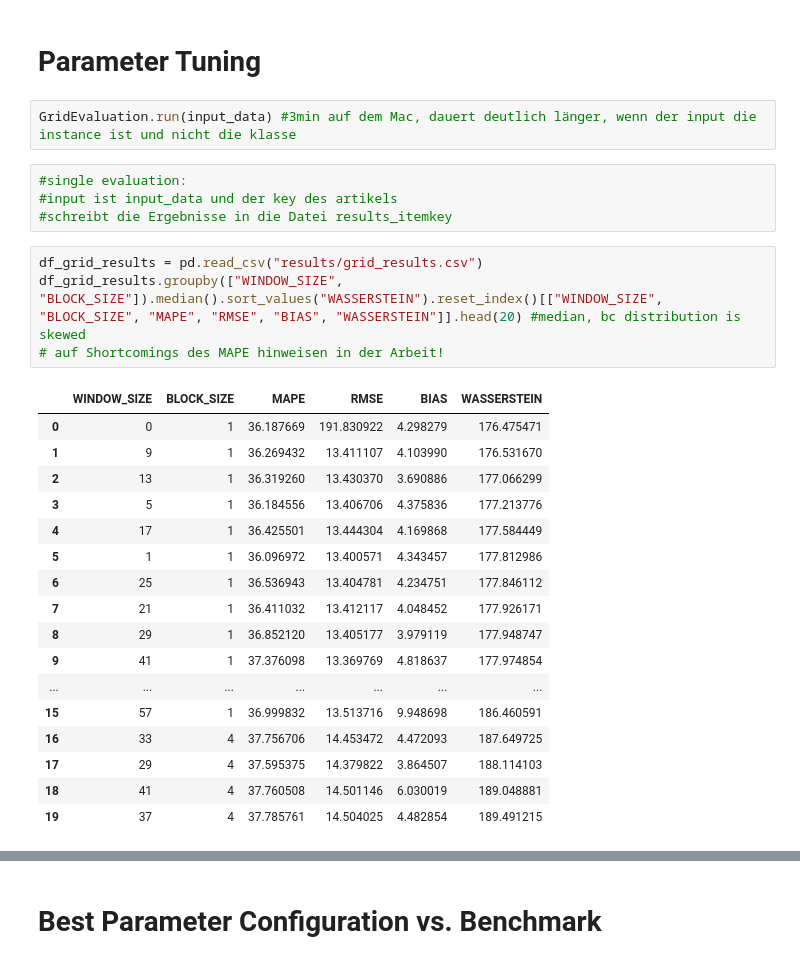
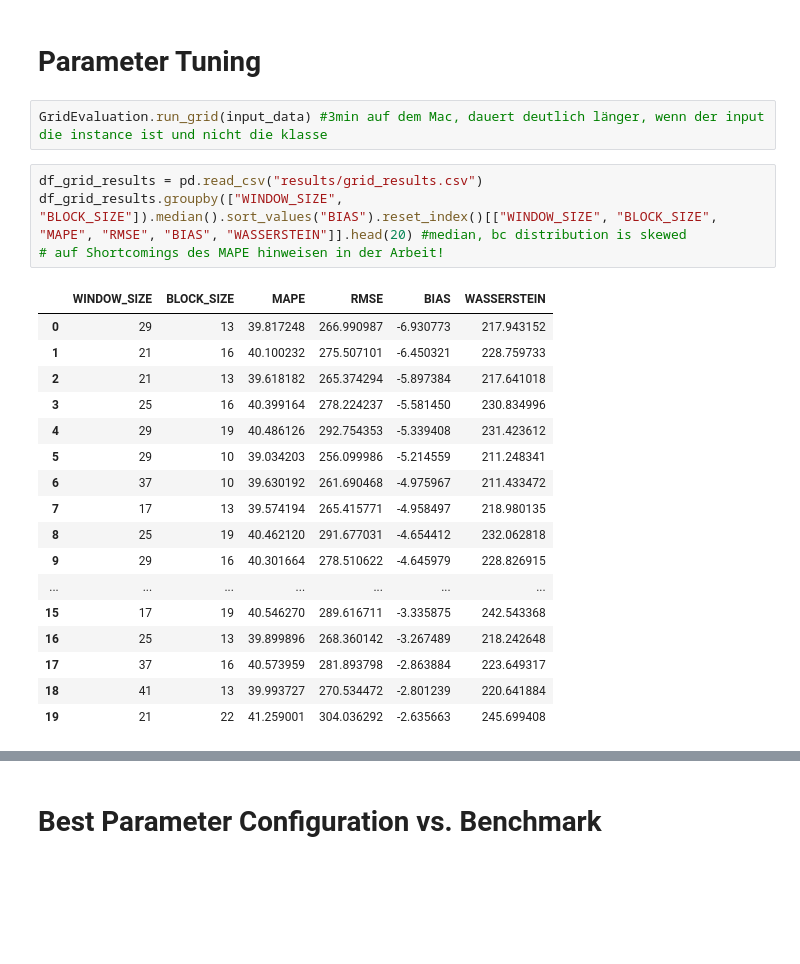
Before and after one commit to chrisnhr/Diplom, a Jupyter notebook: bootstrapping.ipynb, the cells around one changed output, grey strips where cells are left out. Cells and saved outputs as stored; diff of their text form; blank space fills up the shorter version.

```diff
--- a/bootstrapping.ipynb
+++ b/bootstrapping.ipynb
@@ -81,30 +126,26 @@ plt.show()
 # %% [markdown]
 # Parameter Tuning
 # %%
-GridEvaluation.run(input_data) #3min auf dem Mac, dauert deutlich länger, wenn der input die instance ist und nicht die klasse
+GridEvaluation.run_grid(input_data) #3min auf dem Mac, dauert deutlich länger, wenn der input die instance ist und nicht die klasse
-# %%
-#single evaluation:
-#input ist input_data und der key des artikels
-#schreibt die Ergebnisse in die Datei results_itemkey
 # %%
 df_grid_results = pd.read_csv("results/grid_results.csv")
-df_grid_results.groupby(["WINDOW_SIZE", "BLOCK_SIZE"]).median().sort_values("WASSERSTEIN").reset_index()[["WINDOW_SIZE", "BLOCK_SIZE", "MAPE", "RMSE", "BIAS", "WASSERSTEIN"]].head(20) #median, bc distribution is skewed
+df_grid_results.groupby(["WINDOW_SIZE", "BLOCK_SIZE"]).median().sort_values("BIAS").reset_index()[["WINDOW_SIZE", "BLOCK_SIZE", "MAPE", "RMSE", "BIAS", "WASSERSTEIN"]].head(20) #median, bc distribution is skewed
 # auf Shortcomings des MAPE hinweisen in der Arbeit!
 # %% [output]
 |  | WINDOW_SIZE | BLOCK_SIZE | MAPE | RMSE | BIAS | WASSERSTEIN |
-| 0 | 0 | 1 | 36.187669 | 191.830922 | 4.298279 | 176.475471 |
-| 1 | 9 | 1 | 36.269432 | 13.411107 | 4.103990 | 176.531670 |
-| 2 | 13 | 1 | 36.319260 | 13.430370 | 3.690886 | 177.066299 |
-| 3 | 5 | 1 | 36.184556 | 13.406706 | 4.375836 | 177.213776 |
-| 4 | 17 | 1 | 36.425501 | 13.444304 | 4.169868 | 177.584449 |
-| 5 | 1 | 1 | 36.096972 | 13.400571 | 4.343457 | 177.812986 |
-| 6 | 25 | 1 | 36.536943 | 13.404781 | 4.234751 | 177.846112 |
-| 7 | 21 | 1 | 36.411032 | 13.412117 | 4.048452 | 177.926171 |
-| 8 | 29 | 1 | 36.852120 | 13.405177 | 3.979119 | 177.948747 |
-| 9 | 41 | 1 | 37.376098 | 13.369769 | 4.818637 | 177.974854 |
+| 0 | 29 | 13 | 39.817248 | 266.990987 | -6.930773 | 217.943152 |
+| 1 | 21 | 16 | 40.100232 | 275.507101 | -6.450321 | 228.759733 |
+| 2 | 21 | 13 | 39.618182 | 265.374294 | -5.897384 | 217.641018 |
+| 3 | 25 | 16 | 40.399164 | 278.224237 | -5.581450 | 230.834996 |
+| 4 | 29 | 19 | 40.486126 | 292.754353 | -5.339408 | 231.423612 |
+| 5 | 29 | 10 | 39.034203 | 256.099986 | -5.214559 | 211.248341 |
+| 6 | 37 | 10 | 39.630192 | 261.690468 | -4.975967 | 211.433472 |
+| 7 | 17 | 13 | 39.574194 | 265.415771 | -4.958497 | 218.980135 |
+| 8 | 25 | 19 | 40.462120 | 291.677031 | -4.654412 | 232.062818 |
+| 9 | 29 | 16 | 40.301664 | 278.510622 | -4.645979 | 228.826915 |
 | ... | ... | ... | ... | ... | ... | ... |
-| 15 | 57 | 1 | 36.999832 | 13.513716 | 9.948698 | 186.460591 |
-| 16 | 33 | 4 | 37.756706 | 14.453472 | 4.472093 | 187.649725 |
-| 17 | 29 | 4 | 37.595375 | 14.379822 | 3.864507 | 188.114103 |
-| 18 | 41 | 4 | 37.760508 | 14.501146 | 6.030019 | 189.048881 |
-| 19 | 37 | 4 | 37.785761 | 14.504025 | 4.482854 | 189.491215 |
+| 15 | 17 | 19 | 40.546270 | 289.616711 | -3.335875 | 242.543368 |
+| 16 | 25 | 13 | 39.899896 | 268.360142 | -3.267489 | 218.242648 |
+| 17 | 37 | 16 | 40.573959 | 281.893798 | -2.863884 | 223.649317 |
+| 18 | 41 | 13 | 39.993727 | 270.534472 | -2.801239 | 220.641884 |
+| 19 | 21 | 22 | 41.259001 | 304.036292 | -2.635663 | 245.699408 |
```
Also changed, not shown: parts of 13 cells of this notebook, 1 other file.
